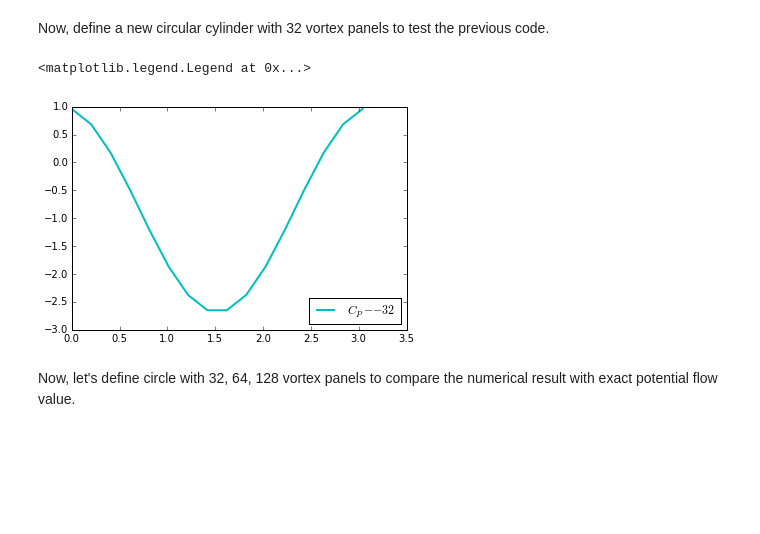
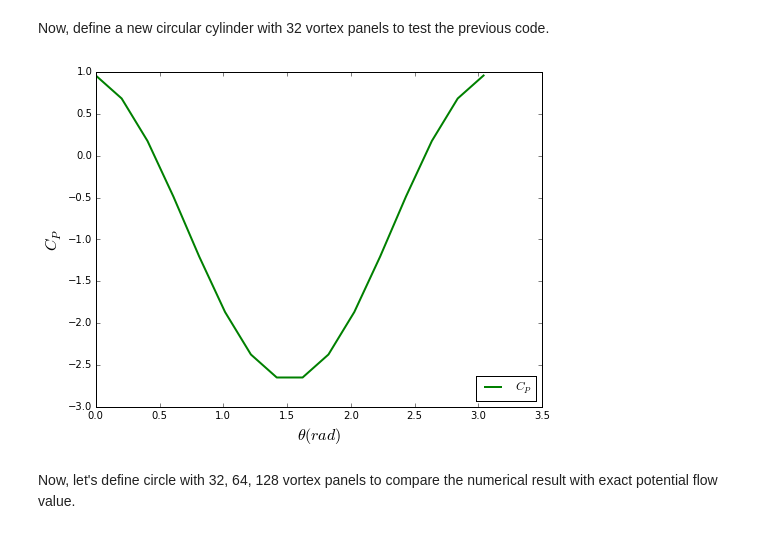
Before and after one commit to chenyongxin/MarineHydroCode, a Jupyter notebook: NumericalHydro.ipynb, the cells around one changed output. Cells and saved outputs as stored; diff of their text form; code cells hidden in the pictures; blank space fills up the shorter version.

```diff
--- a/NumericalHydro.ipynb
+++ b/NumericalHydro.ipynb
@@ -78,19 +79,17 @@ def CPplot(panels):
     theta = numpy.linspace(0,2*numpy.pi,len(panels))
     pyplot.figure(figsize=(8,6))
     pyplot.ylabel("$C_P$",fontsize=16)
-    pyplot.xlabel(r'$\theta$',fontsize=16)
+    pyplot.xlabel(r'$\theta(rad)$',fontsize=16)
     pyplot.plot(theta[0:len(theta)/2],pressure(panels)[0:len(panels)/2],lw=2, c='g', label=r'$C_P$')
     pyplot.legend(loc='lower right')
 # %% [markdown]
 Now, define a new circular cylinder with 32 vortex panels to test the previous code.
-# %%
-circle = new_make_circle(32)
-solve_gamma_kutta(circle)
-pyplot.plot(numpy.linspace(0,2*numpy.pi,len(circle))[0:len(circle)/2],pressure(circle)[0:len(circle)/2],lw=2, c='c', label='$C_P--32$')
-pyplot.legend(loc='lower right')
-# %% [output]
-<matplotlib.legend.Legend at 0x...>
-[figure, removed]
+# %%
+circle = new_make_circle(32)
+solve_gamma_kutta(circle)
+CPplot(circle)
+# %% [output]
+[figure, added]
 # %% [markdown]
 Now, let's define circle with 32, 64, 128 vortex panels to compare the numerical result with exact potential flow value.
 # %%
```
Also changed, not shown: parts of 14 cells of this notebook, 4 other files.
